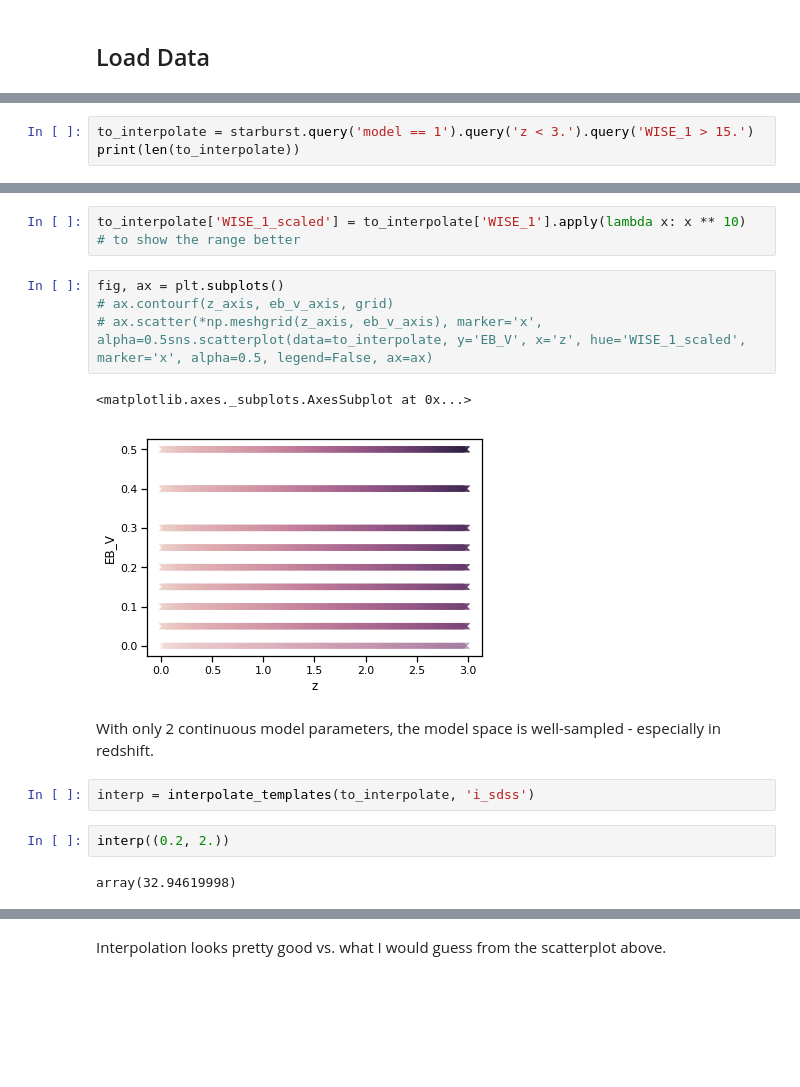
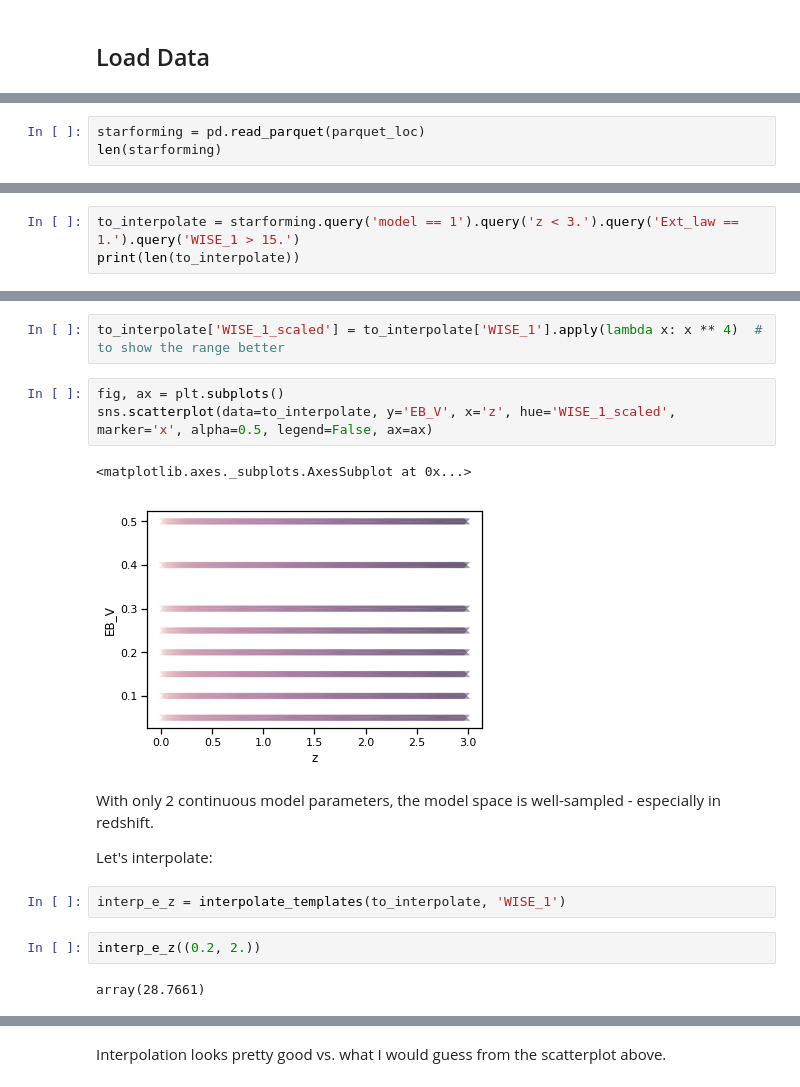
Before and after one commit to mwalmsley/agnfinder, a Jupyter notebook: notebooks/interpolation.ipynb, the cells around one changed output, grey strips where cells are left out. Drawn from its saved outputs; the diff is of its cells as text; blank space fills up the shorter version.

```diff
--- a/notebooks/interpolation.ipynb
+++ b/notebooks/interpolation.ipynb
@@ -33,0 +37,3 @@ len(starburst)
+# %%
+starforming = pd.read_parquet(parquet_loc)
+len(starforming)
@@ -33,0 +48,3 @@ len(starburst)
+# %%
+to_interpolate = starforming.query('model == 1').query('z < 3.').query('Ext_law == 1.').query('WISE_1 > 15.')
+print(len(to_interpolate))
@@ -44,3 +60,0 @@ to_interpolate['z'].hist()
-# %%
-to_interpolate = starburst.query('model == 1').query('z < 3.').query('WISE_1 > 15.')
-print(len(to_interpolate))
@@ -50,17 +69,18 @@ print(len(to_interpolate))
 # %%
-to_interpolate['WISE_1_scaled'] = to_interpolate['WISE_1'].apply(lambda x: x ** 10)  # to show the range better
+to_interpolate['WISE_1_scaled'] = to_interpolate['WISE_1'].apply(lambda x: x ** 4)  # to show the range better
 # %%
 fig, ax = plt.subplots()
-# ax.contourf(z_axis, eb_v_axis, grid)
-# ax.scatter(*np.meshgrid(z_axis, eb_v_axis), marker='x', alpha=0.5sns.scatterplot(data=to_interpolate, y='EB_V', x='z', hue='WISE_1_scaled', marker='x', alpha=0.5, legend=False, ax=ax)
+sns.scatterplot(data=to_interpolate, y='EB_V', x='z', hue='WISE_1_scaled', marker='x', alpha=0.5, legend=False, ax=ax)
 # %% [output]
 <matplotlib.axes._subplots.AxesSubplot at 0x...>
-[figure, old version]
+[figure, new version]
 # %% [markdown]
 With only 2 continuous model parameters, the model space is well-sampled - especially in redshift.
+
+Let's interpolate:
 # %%
-interp = interpolate_templates(to_interpolate, 'i_sdss')
+interp_e_z = interpolate_templates(to_interpolate, 'WISE_1')
 # %%
-interp((0.2, 2.))
+interp_e_z((0.2, 2.))
 # %% [output]
-array(32.94619998)
+array(28.7661)
```
Also changed, not shown: parts of 38 cells of this notebook, 9 other files.
